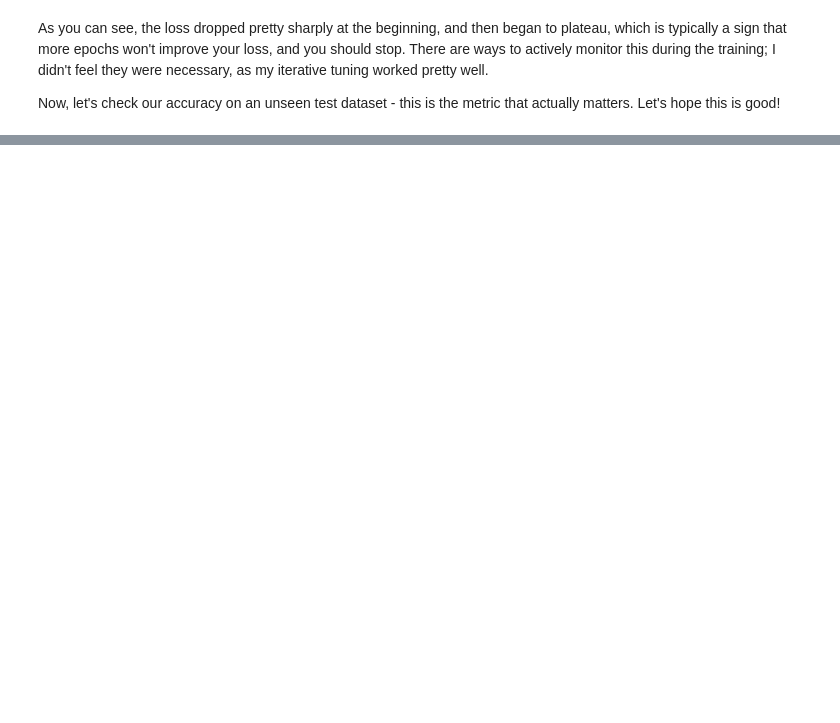
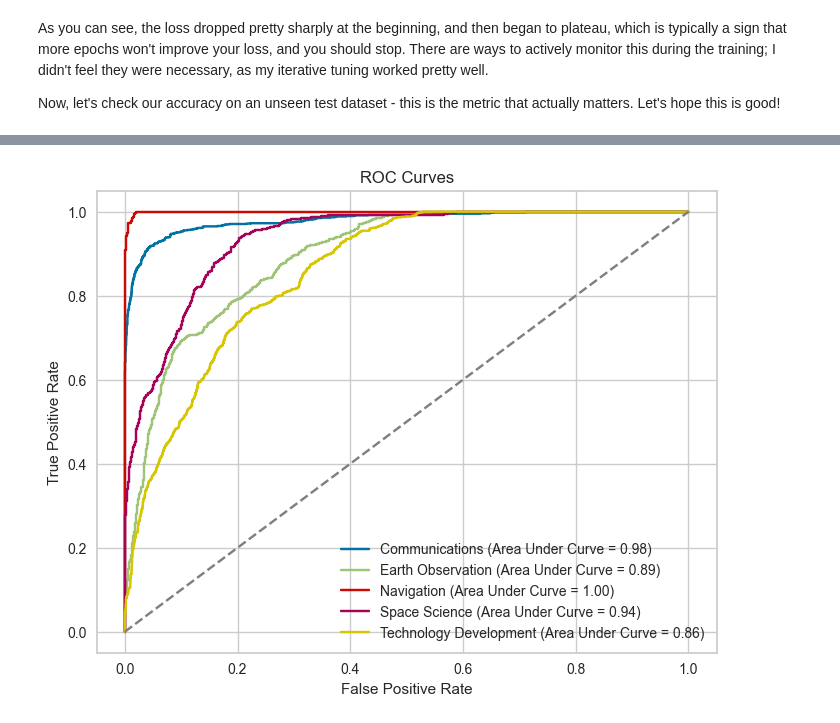
Before and after one commit to pranavnarayan26/satellite-data-analysis, a Jupyter notebook: final-project.ipynb, the cells around one changed output, grey strips where cells are left out. Cells and saved outputs as stored; diff of their text form; code cells hidden in the pictures; blank space fills up the shorter version.

```diff
--- a/final-project.ipynb
+++ b/final-project.ipynb
@@ -724,0 +767,26 @@ Hey, better than the Random Forest, at least! If not by much.
+# %%
+
+y_true_nn = []
+y_prob = []
+soft = nn.Softmax(1)
+for inputs, labels in test_loader:
+    outputs = model(inputs)
+    y_true_nn.extend(labels.numpy())
+    y_prob.extend(soft(outputs).detach().numpy())
+classes_nn = [0, 1, 2, 3, 4]
+y_true_nn = np.array(y_true_nn)
+y_bin = label_binarize(y_true_nn, classes=classes_nn)
+plt.figure(figsize=(8, 6))
+for i, label in enumerate(classes):
+    fpr, tpr, _ = roc_curve(y_bin[:, i], np.array(y_prob)[:, i])
+    roc_auc = auc(fpr, tpr)
+    plt.plot(fpr, tpr, label=f"{label} (Area Under Curve = {roc_auc:.2f})")
+
+plt.plot([0, 1], [0, 1], color="grey", linestyle="--")
+plt.xlabel("False Positive Rate")
+plt.ylabel("True Positive Rate")
+plt.title("ROC Curves")
+plt.legend(loc="lower right")
+plt.show()
+# %% [output]
+[figure, added]
```
Also changed, not shown: parts of 33 cells of this notebook, 1 other file.
